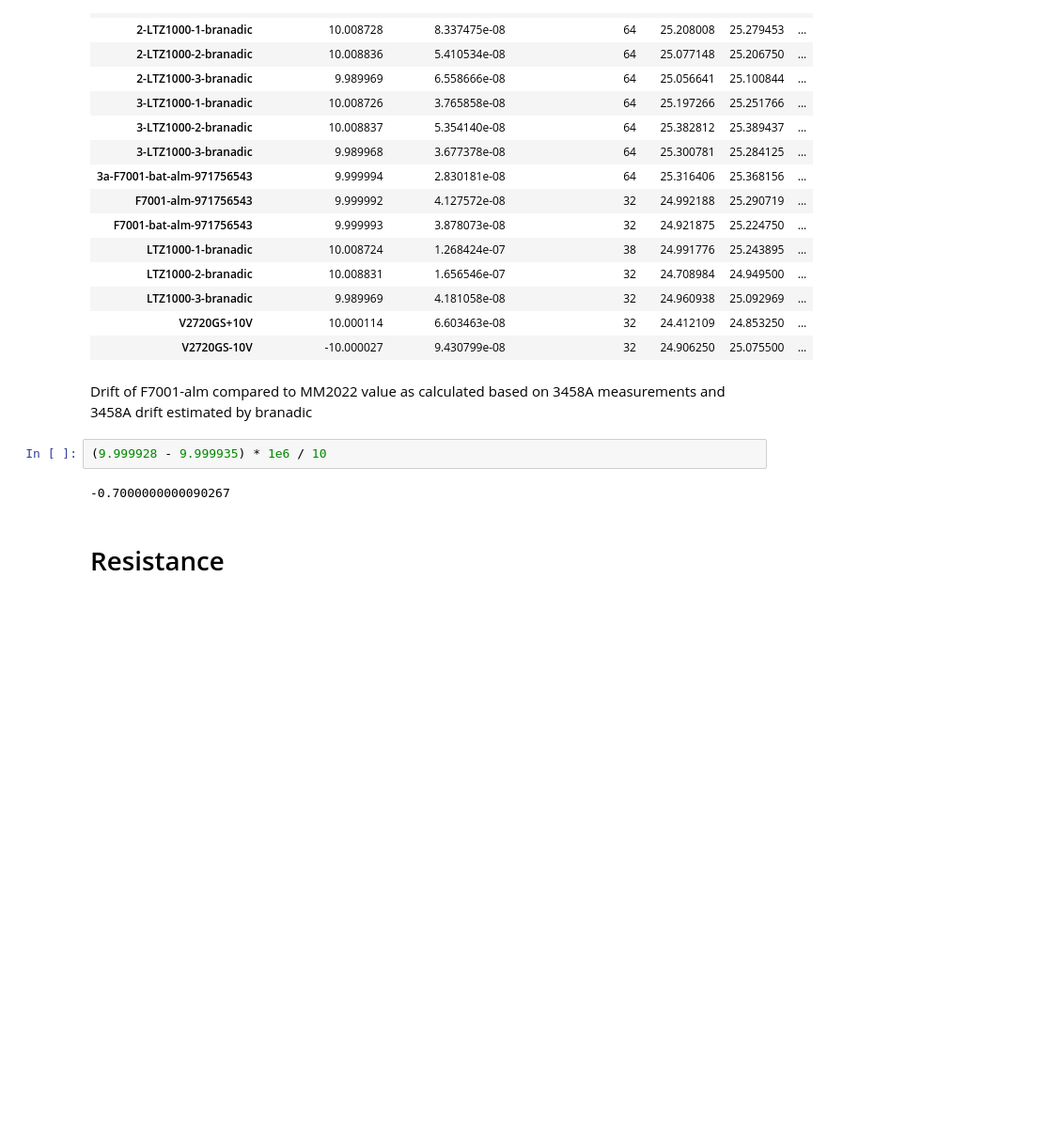
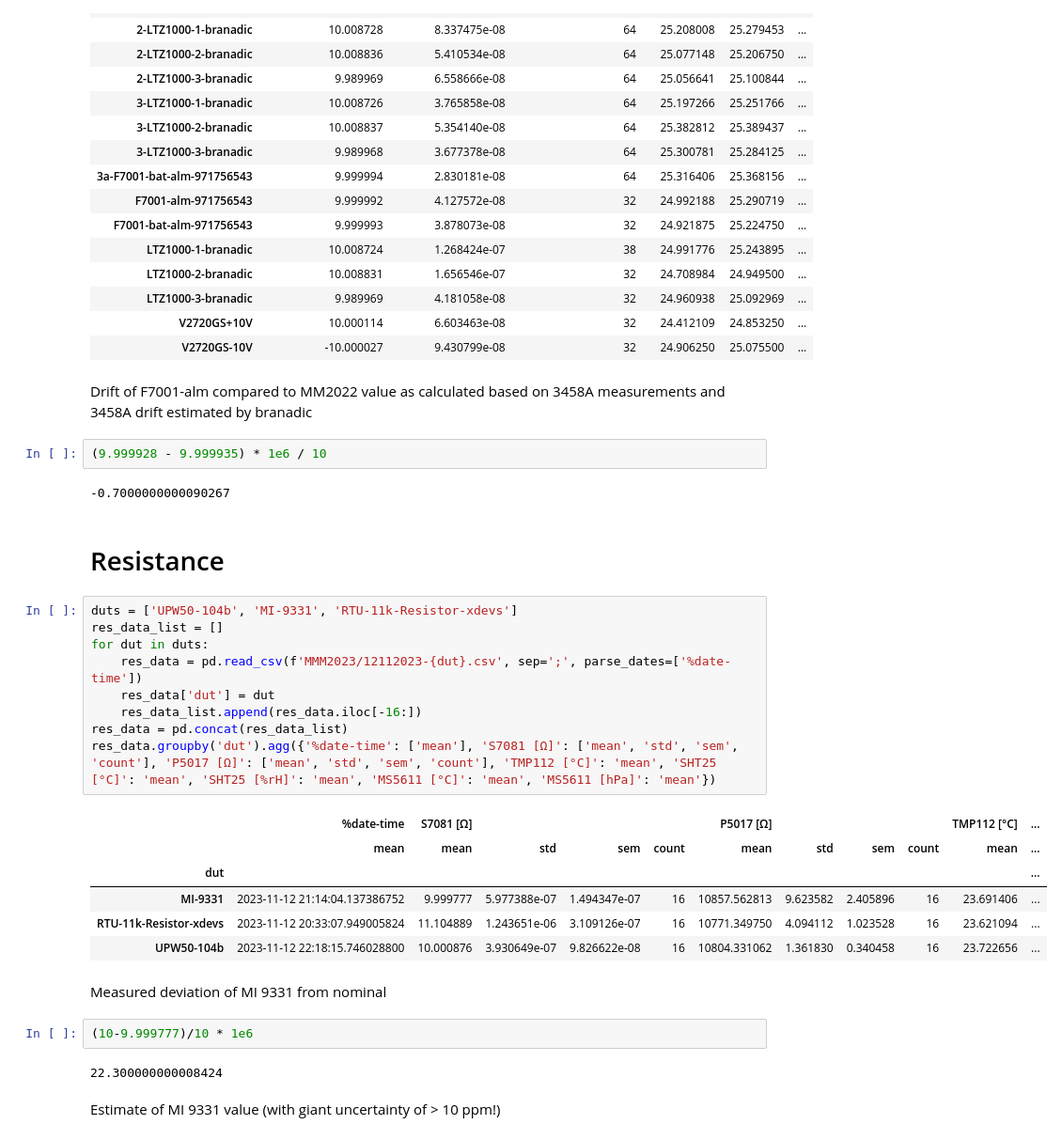
Before and after one commit to alson/metrology-data-analysis, a Jupyter notebook: MMM2023.ipynb, the cells around one changed output. Shown: that part at 94% size. Saved outputs shown, nothing was run; the diff lists cells and outputs as text; blank space fills up the shorter version.

Commit message:
MMM2023: Add resistance data.

```diff
--- a/MMM2023.ipynb
+++ b/MMM2023.ipynb
@@ -127,3 +127,27 @@ Drift of F7001-alm compared to MM2022 value as calculated based on 3458A measure
 -0.7000000000090267
 # %% [markdown]
 # Resistance
+# %%
+duts = ['UPW50-104b', 'MI-9331', 'RTU-11k-Resistor-xdevs']
+res_data_list = []
+for dut in duts:
+    res_data = pd.read_csv(f'MMM2023/12112023-{dut}.csv', sep=';', parse_dates=['%date-time'])
+    res_data['dut'] = dut
+    res_data_list.append(res_data.iloc[-16:])
+res_data = pd.concat(res_data_list)
+res_data.groupby('dut').agg({'%date-time': ['mean'], 'S7081 [Ω]': ['mean', 'std', 'sem', 'count'], 'P5017 [Ω]': ['mean', 'std', 'sem', 'count'], 'TMP112 [°C]': 'mean', 'SHT25 [°C]': 'mean', 'SHT25 [%rH]': 'mean', 'MS5611 [°C]': 'mean', 'MS5611 [hPa]': 'mean'})
+# %% [output]
+|  | %date-time | S7081 [Ω] |  |  |  | P5017 [Ω] |  |  |  | TMP112 [°C] | ... |
+|  | mean | mean | std | sem | count | mean | std | sem | count | mean | ... |
+| dut |  |  |  |  |  |  |  |  |  |  | ... |
+| MI-9331 | 2023-11-12 21:14:04.137386752 | 9.999777 | 5.977388e-07 | 1.494347e-07 | 16 | 10857.562813 | 9.623582 | 2.405896 | 16 | 23.691406 | ... |
+| RTU-11k-Resistor-xdevs | 2023-11-12 20:33:07.949005824 | 11.104889 | 1.243651e-06 | 3.109126e-07 | 16 | 10771.349750 | 4.094112 | 1.023528 | 16 | 23.621094 | ... |
+| UPW50-104b | 2023-11-12 22:18:15.746028800 | 10.000876 | 3.930649e-07 | 9.826622e-08 | 16 | 10804.331062 | 1.361830 | 0.340458 | 16 | 23.722656 | ... |
+# %% [markdown]
+Measured deviation of MI 9331 from nominal
+# %%
+(10-9.999777)/10 * 1e6
+# %% [output]
+22.300000000008424
+# %% [markdown]
+Estimate of MI 9331 value (with giant uncertainty of > 10 ppm!)
```
Also changed, not shown: parts of 1 cell of this notebook.
